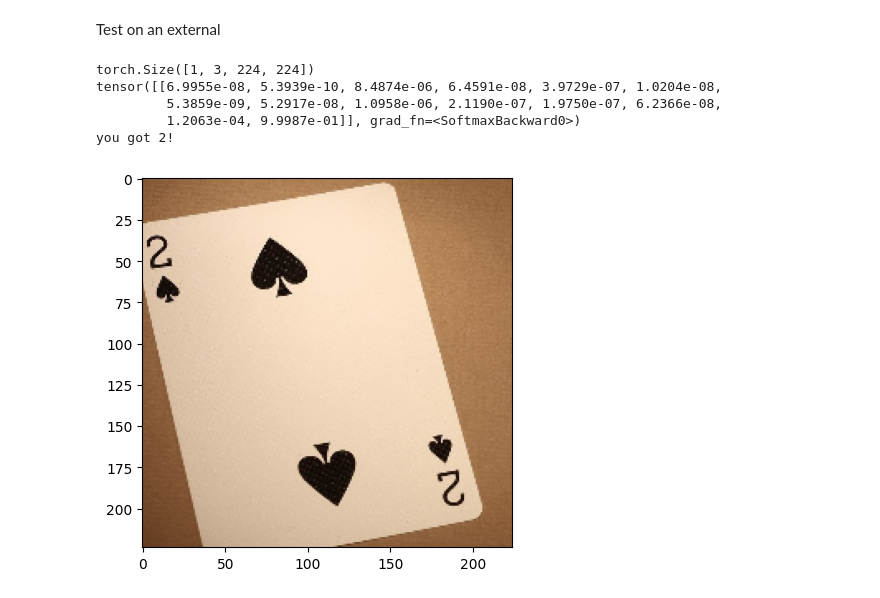
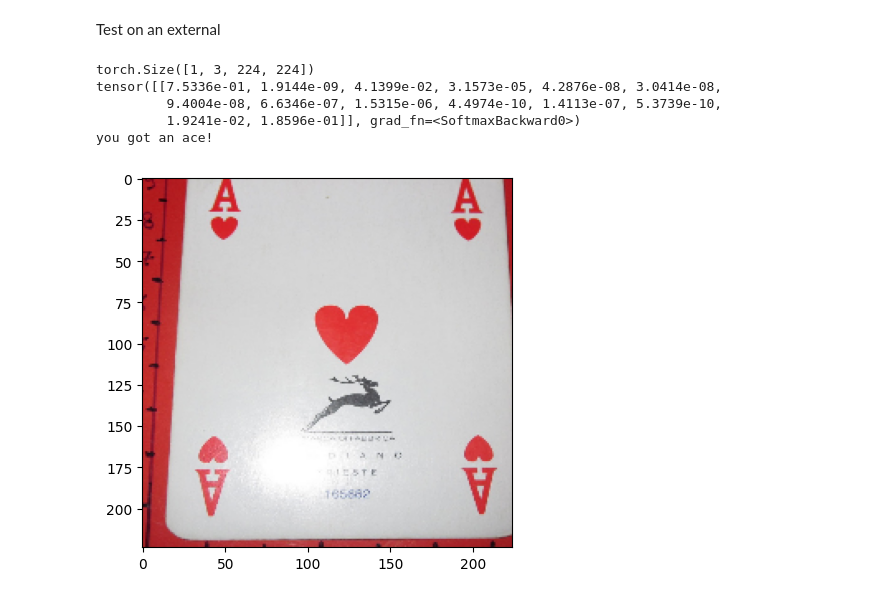
Before and after one commit to francomano/Cards_Classification_Kaggle, a Jupyter notebook: stuff.ipynb, the cells around one changed output. Drawn from its saved outputs; the diff is of its cells as text; code cells hidden in the pictures.

Commit message:
new results on a custom mobilenet-v2

```diff
--- a/stuff.ipynb
+++ b/stuff.ipynb
@@ -97,6 +97,7 @@ class CustomDataset(Dataset):
         if self.split == 'train':
             img=transforms(img)
             img=TF.to_tensor(img)
+            #img=T.Normalize(mean=[0.485, 0.456, 0.406], std=[0.229, 0.224, 0.225])(img)
         else:
             img=TF.to_tensor(img)
 
@@ -120,7 +121,7 @@ train_set = CustomDataset(df, 'archive', 'train')
 validation_set = CustomDataset(df, 'archive', 'valid')
 test_set = CustomDataset(df, 'archive', 'test' )
 
-BATCH_SIZE = 8
+BATCH_SIZE = 32
 
 train_loader = torch.utils.data.DataLoader(train_set, batch_size=BATCH_SIZE, shuffle=True)
 validation_loader = torch.utils.data.DataLoader(validation_set, batch_size=BATCH_SIZE, shuffle=False)
@@ -184,10 +185,23 @@ class myCNN(nn.Module):
 #net=myCNN()
 #net.to(DEVICE)
 # %%
-net=torch.hub.load('pytorch/vision:v0.10.0', 'resnet18', pretrained=False)
+net=torch.hub.load('pytorch/vision:v0.10.0', 'mobilenet_v2', pretrained=False)
 print(net.modules)
-num_ftrs = net.fc.in_features
-net.fc = torch.nn.Linear(num_ftrs, 14)
+#num_ftrs = net.fc.in_features
+#net.fc = torch.nn.Linear(num_ftrs, 14)
+class myModule(nn.Module):
+    def __init__(self):
+        super().__init__()
+        self.fc1 = nn.Linear(1280, 200)
+        self.fc2 = nn.Linear(200,14)
+
+
+    def forward(self, x):
+        x=F.relu(self.fc1(x))
+        return self.fc2(x)
+
+module=myModule()
+net.classifier=module
 net.to(DEVICE)
 # %% [output]
 Using cache found in /home/mf/.cache/torch/hub/pytorch_vision_v0.10.0
@@ -227,7 +241,7 @@ ResNet(
 )
 # %%
 loss = nn.CrossEntropyLoss()  #requires 1-hot encoding
-optimizer = optim.SGD(net.parameters(), lr=0.001,momentum=0.9)
+optimizer = optim.SGD(net.parameters(), lr=0.01,momentum=0.9)        #0.01 for mobilenet-v2
 scheduler = optim.lr_scheduler.ExponentialLR(optimizer, gamma=0.99)
 # %%
 def correct_predictions(prediction, target):
@@ -277,7 +291,7 @@ for epoch in range(max_epochs):
     losses.append(loss_.cpu())
     accuracies.append(acc)
 
-    print(f'epoch{epoch+1:4d} loss: {loss_:.5f}',
-          f'accuracy: {acc:.2%} ')
-    #scheduler.step()
+    print(f'epoch{epoch+1:4d} train-loss: {loss_:.5f}',
+          f'val-accuracy: {acc:.2%} ')
+    scheduler.step()
 # %% [output]
@@ -366,26 +367,31 @@ Save the model
 Test on an external
 # %%
 
-img = PIL.Image.open("./2_picche.jpg")
+img = PIL.Image.open("./841_001.jpg")
+#img= PIL.Image.open("2_picche.jpg")
 #img=PIL.Image.open("archive/test/two of spades/4.jpg")
+#img=PIL.Image.open("archive/test/ace of hearts/1.jpg")
 img=TF.to_tensor(img)
-img=TF.center_crop(img,[600,600])
+#img=TF.center_crop(img,[600,600])
+img=TF.center_crop(img,[920,780])   #for the ace of hearts
 img=TF.resize(img,[224,224])
 plt.imshow(TF.to_pil_image(img))
 img=img.reshape((1,3,224,224))
 
 print(img.shape)
 net.to('cpu')
 net.eval()
 #net.load_state_dict(torch.load("./model"))
 pred=torch.softmax(net(img),dim=1)
 print(pred)
 if(pred.argmax(dim=-1)==13):
     print("you got 2!")
+elif(pred.argmax(dim=-1)==0):
+    print("you got an ace!")
 # %% [output]
 torch.Size([1, 3, 224, 224])
-tensor([[6.9955e-08, 5.3939e-10, 8.4874e-06, 6.4591e-08, 3.9729e-07, 1.0204e-08,
-         5.3859e-09, 5.2917e-08, 1.0958e-06, 2.1190e-07, 1.9750e-07, 6.2366e-08,
-         1.2063e-04, 9.9987e-01]], grad_fn=<SoftmaxBackward0>)
-you got 2!
+tensor([[7.5336e-01, 1.9144e-09, 4.1399e-02, 3.1573e-05, 4.2876e-08, 3.0414e-08,
+         9.4004e-08, 6.6346e-07, 1.5315e-06, 4.4974e-10, 1.4113e-07, 5.3739e-10,
+         1.9241e-02, 1.8596e-01]], grad_fn=<SoftmaxBackward0>)
+you got an ace!
-[figure, old version]
+[figure, new version]
```
Also changed, not shown: parts of 4 cells of this notebook, 1 other file.
